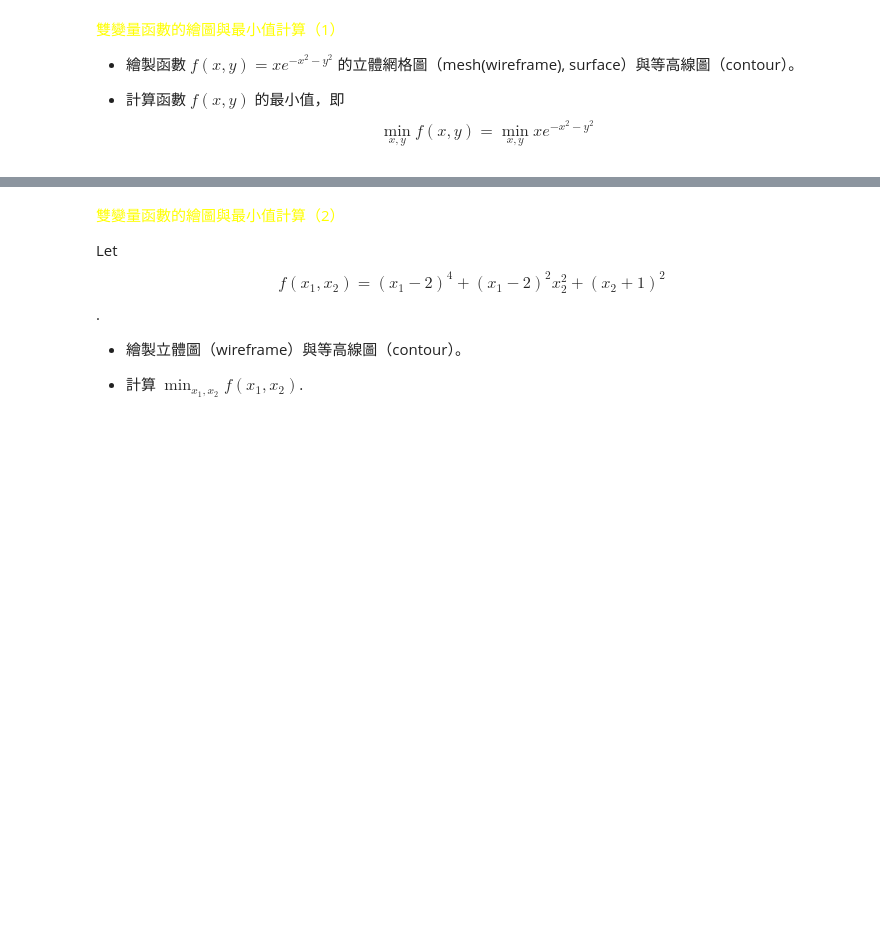
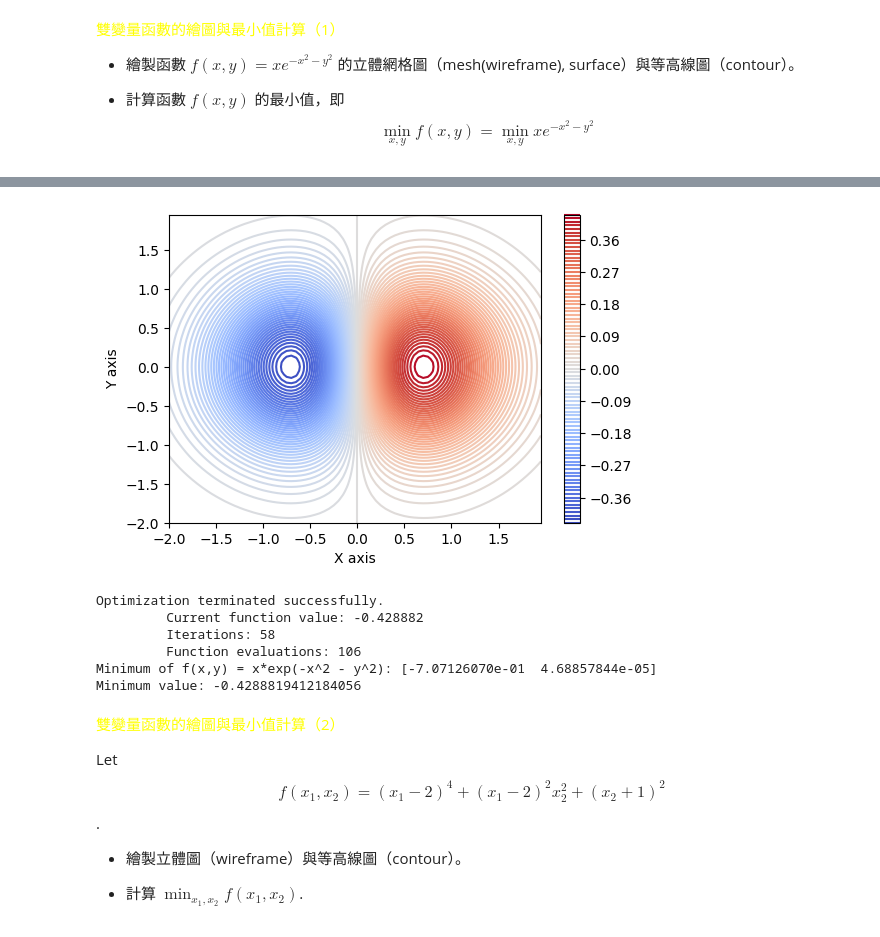
Before and after one commit to ntpuccw/InClassCoding, a Jupyter notebook: gar1021.ipynb, the cells around one changed output, grey strips where cells are left out. Drawn from its saved outputs; the diff is of its cells as text; code cells hidden in the pictures; blank space fills up the shorter version.

```diff
--- a/gar1021.ipynb
+++ b/gar1021.ipynb
@@ -10,3 +39,47 @@ $$\min_{x,y} f(x,y) = \min_{x,y} xe^{-x^2-y^2}$$
+# %%
+# plot the contour of the function f(x,y) = x*exp(-x^2 - y^2)
+
+import numpy as np
+import matplotlib.pyplot as plt
+from matplotlib import cm
+
+fig = plt.figure(figsize=(6, 4))
+ax = fig.add_subplot(111)
+# Make data.
+x = np.arange(-2, 2, 0.05)
+y = np.arange(-2, 2, 0.05)
+X, Y = np.meshgrid(x, y)
+Z = X * np.exp(-X**2 - Y**2)
+
+# Plot the contour with a color map and 10 contour levels.
+# ax.contour(X, Y, Z, cmap=cm.coolwarm, levels=10)
+# add color bar
+plt.colorbar(ax.contour(X, Y, Z, cmap=cm.coolwarm, levels=100))
+ax.set_xlabel('X axis')
+ax.set_ylabel('Y axis')
+plt.show()
+# %% [output]
+[figure, added]
+# %%
+# compute the minimum of the function f(x,y) = x*exp(-x^2 - y^2) using scipy.optimize.minimize_scalar
+
+import numpy as np
+import scipy.optimize as opt
+
+def f(x):
+    return x[0] * np.exp(-x[0]**2 - x[1]**2)
+
+result = opt.fmin(func=f, x0=[0,-1])
+# print the result of the optimization
+print(f"Minimum of f(x,y) = x*exp(-x^2 - y^2): {result}")
+print(f"Minimum value: {f(result)}")
+# %% [output]
+Optimization terminated successfully.
+         Current function value: -0.428882
+         Iterations: 58
+         Function evaluations: 106
+Minimum of f(x,y) = x*exp(-x^2 - y^2): [-7.07126070e-01  4.68857844e-05]
+Minimum value: -0.4288819412184056
 # %% [markdown]
 <font color=yellow>雙變量函數的繪圖與最小值計算（2）</font>
 
```
Also changed, not shown: parts of 2 cells of this notebook, 3 other files.
